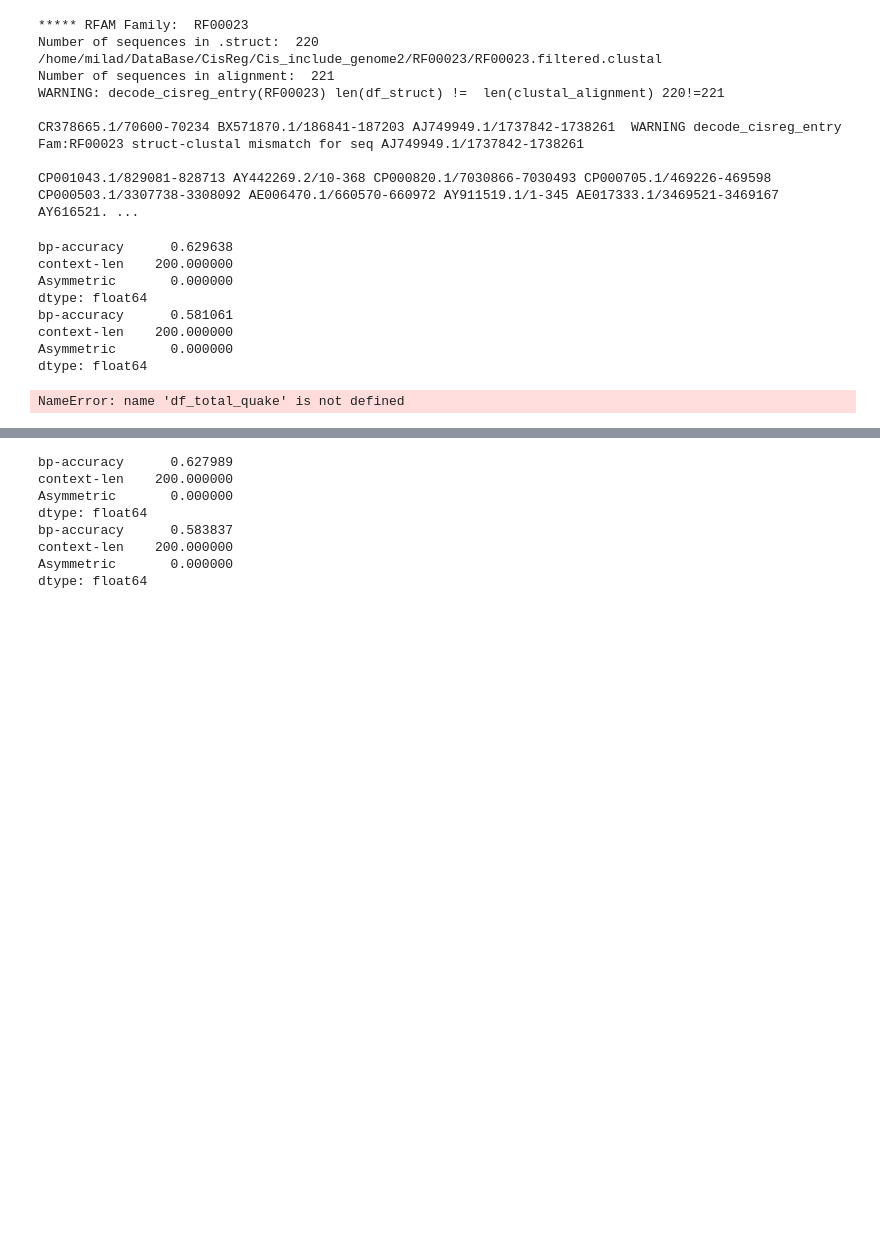
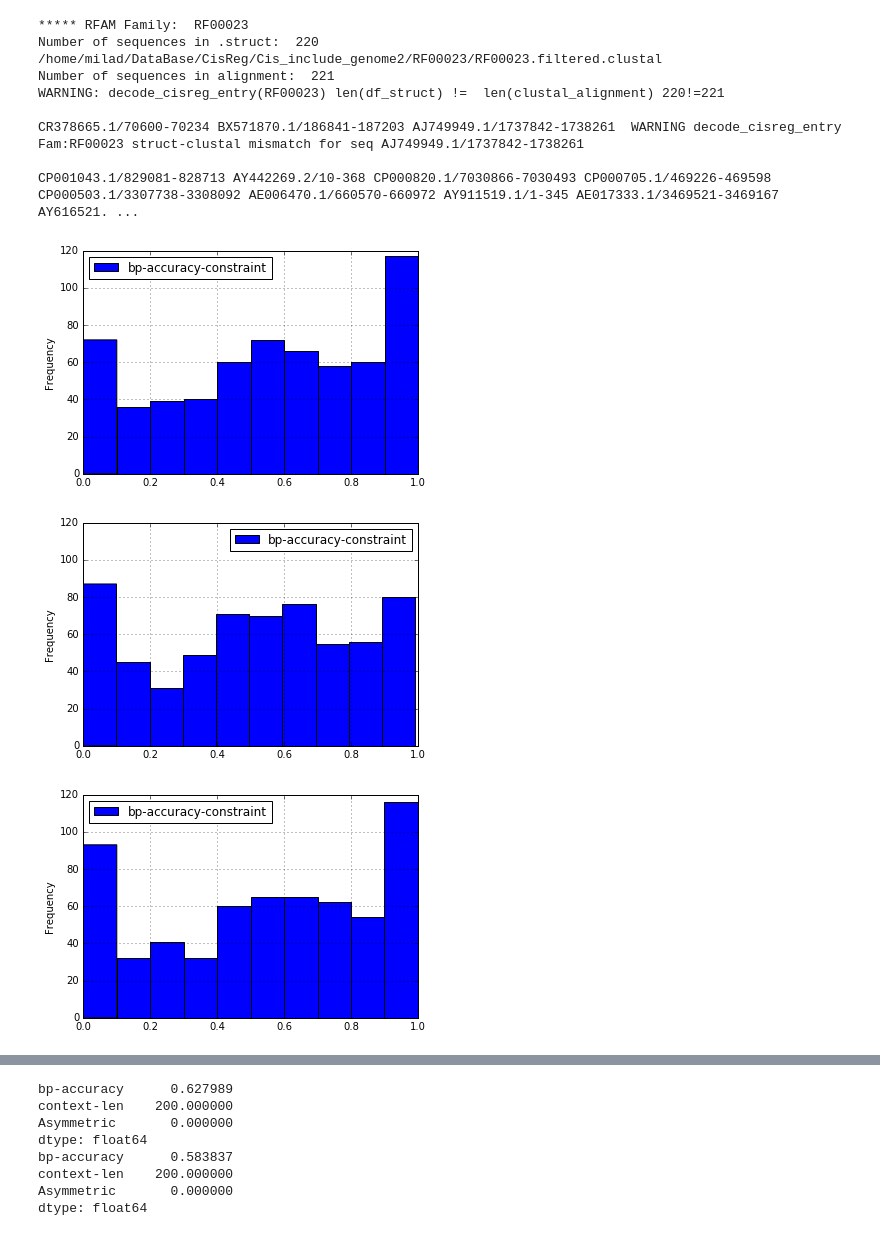
Before and after one commit to mmiladi/mmfold, a Jupyter notebook: cisreg/Benchmark-CisReg.ipynb, the cells around one changed output, grey strips where cells are left out. Drawn from its saved outputs; the diff is of its cells as text; code cells hidden in the pictures; blank space fills up the shorter version.

Commit message:
visreg histogram + anderonesco params

```diff
--- a/cisreg/Benchmark-CisReg.ipynb
+++ b/cisreg/Benchmark-CisReg.ipynb
@@ -354,19 +365,16 @@ WARNING: decode_cisreg_entry(RF00023) len(df_struct) !=  len(clustal_alignment)
 CR378665.1/70600-70234 BX571870.1/186841-187203 AJ749949.1/1737842-1738261  WARNING decode_cisreg_entry Fam:RF00023 struct-clustal mismatch for seq AJ749949.1/1737842-1738261
 
 CP001043.1/829081-828713 AY442269.2/10-368 CP000820.1/7030866-7030493 CP000705.1/469226-469598 CP000503.1/3307738-3308092 AE006470.1/660570-660972 AY911519.1/1-345 AE017333.1/3469521-3469167 AY616521. ...
-# %%
-print df_total_quake.median()
-print df_total_quake.mean()
-# %% [output]
-bp-accuracy      0.629638
-context-len    200.000000
-Asymmetric       0.000000
-dtype: float64
-bp-accuracy      0.581061
-context-len    200.000000
-Asymmetric       0.000000
-dtype: float64
-# %%
-df_total_quake
-# %% [output]
-NameError: name 'df_total_quake' is not defined
+# %%
+def plot_hist(df):
+    ax=df[['bp-accuracy-constraint']].plot(kind='hist')
+#     ax=df[['bp-accuracy-mfe']].plot(kind='hist')
+    ax.set_ylim([0,120])
+    ax.grid()
+plot_hist(df_total_turner_assym)
+plot_hist(df_total_andero_assym)
+plot_hist(df_total_quake_assym)
+# %% [output]
+[figure, added]
+[figure, added]
+[figure, added]
```
Also changed, not shown: parts of 10 cells of this notebook, 3 other files.
